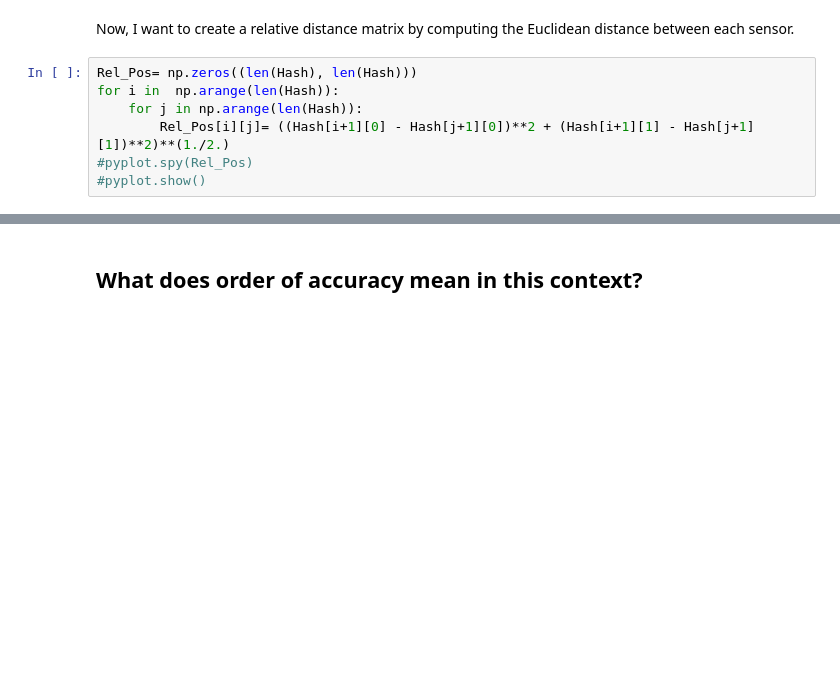
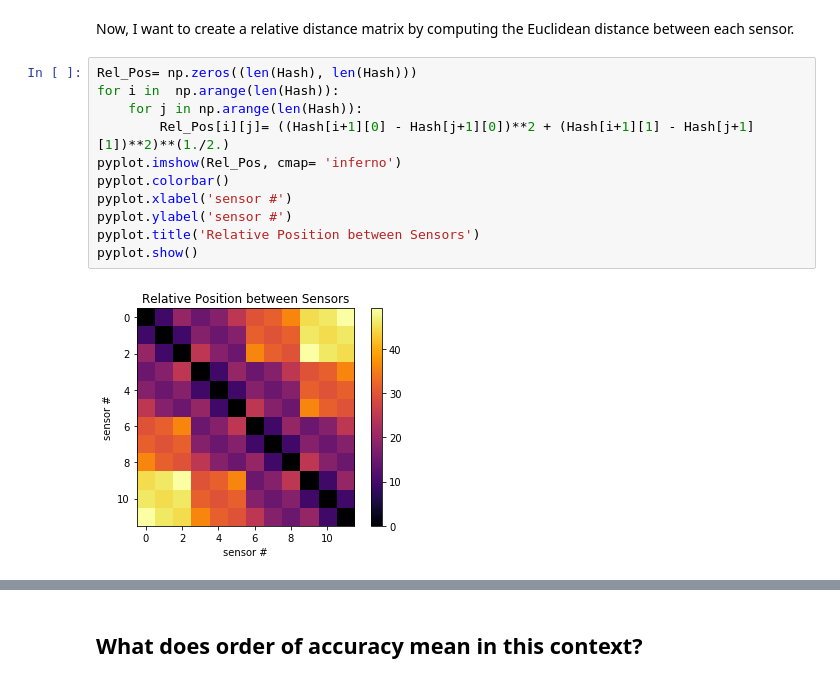
Before and after one commit to sarahaguasvivas/source-local-board, a Jupyter notebook: Source_Local_Method2.ipynb, the cells around one changed output, grey strips where cells are left out. Cells and saved outputs as stored; diff of their text form; blank space fills up the shorter version.

```diff
--- a/Source_Local_Method2.ipynb
+++ b/Source_Local_Method2.ipynb
@@ -36,8 +37,14 @@ Now, I want to create a relative distance matrix by computing the Euclidean dist
 # %%
 Rel_Pos= np.zeros((len(Hash), len(Hash)))
 for i in  np.arange(len(Hash)):
     for j in np.arange(len(Hash)):
         Rel_Pos[i][j]= ((Hash[i+1][0] - Hash[j+1][0])**2 + (Hash[i+1][1] - Hash[j+1][1])**2)**(1./2.)
-#pyplot.spy(Rel_Pos)
-#pyplot.show()
+pyplot.imshow(Rel_Pos, cmap= 'inferno')
+pyplot.colorbar()
+pyplot.xlabel('sensor #')
+pyplot.ylabel('sensor #')
+pyplot.title('Relative Position between Sensors')
+pyplot.show()
+# %% [output]
+[figure, added]
 # %% [markdown]
```
Also changed, not shown: parts of 11 cells of this notebook.
